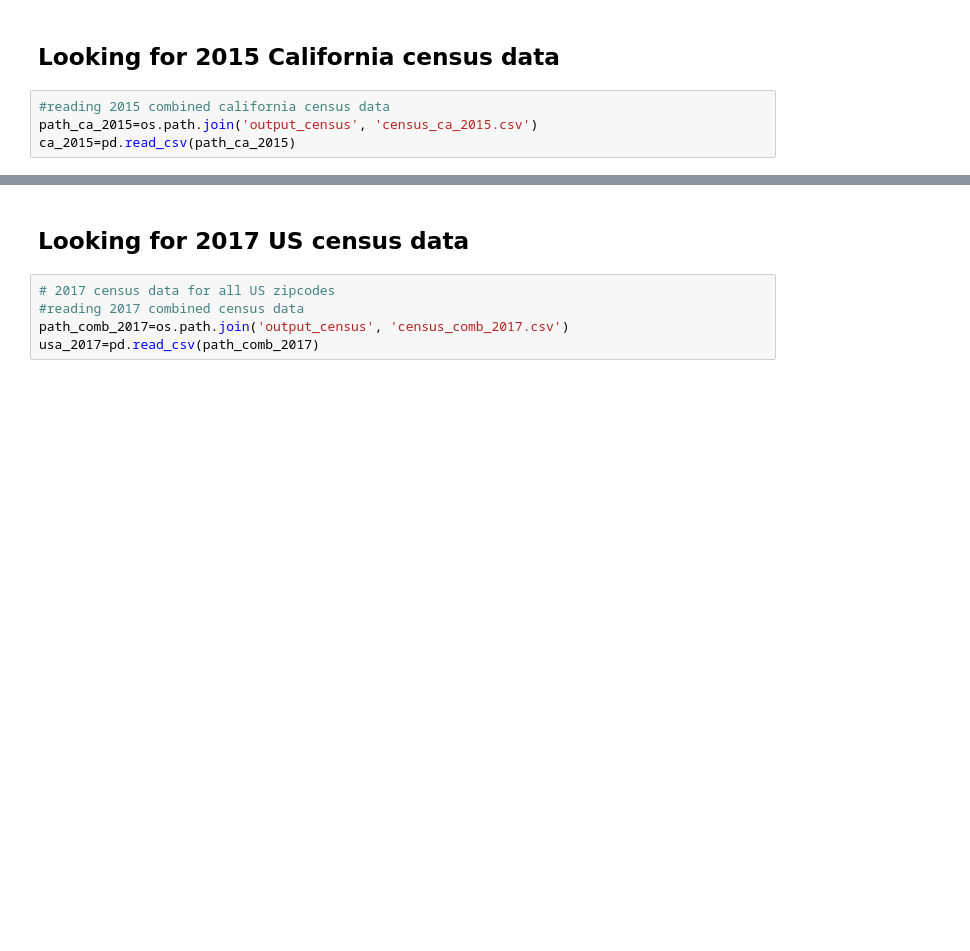
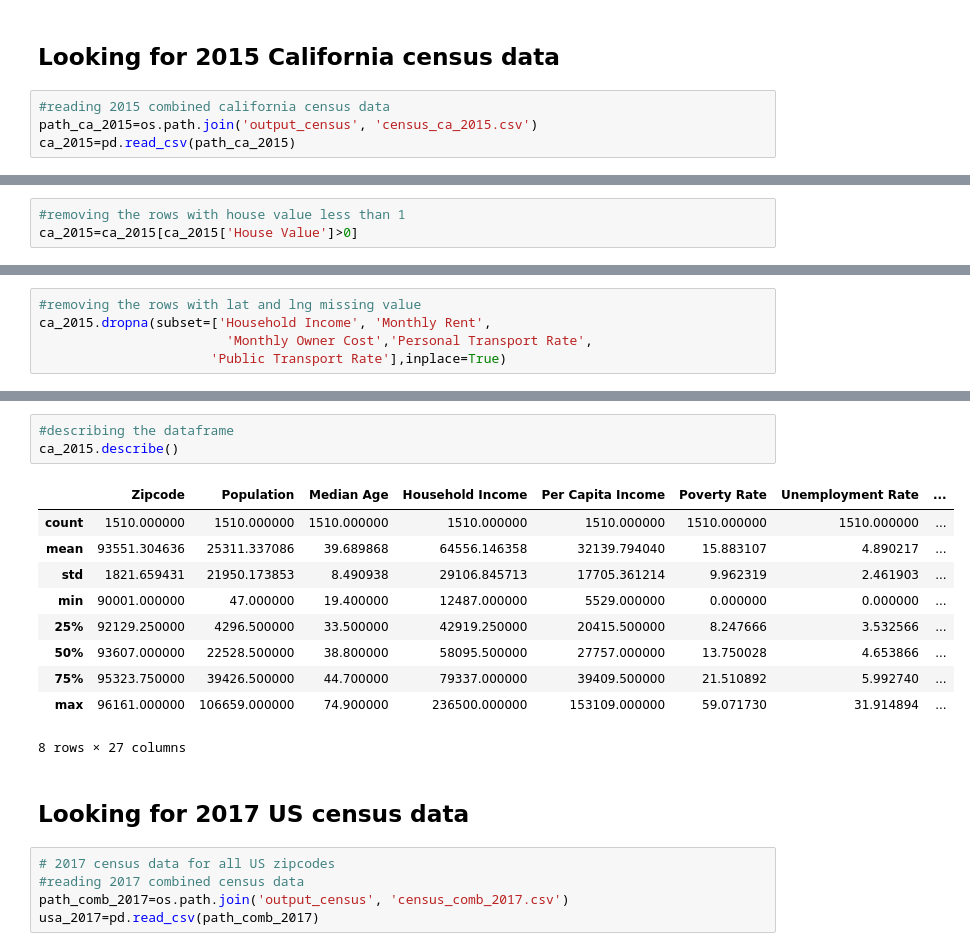
Before and after one commit to pandeysudip/housing-price, a Jupyter notebook: data_cleaning.ipynb, the cells around one changed output, grey strips where cells are left out. Cells and saved outputs as stored; diff of their text form; blank space fills up the shorter version.

```diff
--- a/data_cleaning.ipynb
+++ b/data_cleaning.ipynb
@@ -164,0 +607,3 @@ ca_2015=pd.read_csv(path_ca_2015)
+# %%
+#removing the rows with house value less than 1
+ca_2015=ca_2015[ca_2015['House Value']>0]
@@ -164,0 +631,5 @@ ca_2015=pd.read_csv(path_ca_2015)
+# %%
+#removing the rows with lat and lng missing value
+ca_2015.dropna(subset=['Household Income', 'Monthly Rent',
+                        'Monthly Owner Cost','Personal Transport Rate',
+                      'Public Transport Rate'],inplace=True)
@@ -165,3 +662,17 @@ ca_2015=pd.read_csv(path_ca_2015)
+# %%
+#describing the dataframe
+ca_2015.describe()
+# %% [output]
+|  | Zipcode | Population | Median Age | Household Income | Per Capita Income | Poverty Rate | Unemployment Rate | ... |
+| count | 1510.000000 | 1510.000000 | 1510.000000 | 1510.000000 | 1510.000000 | 1510.000000 | 1510.000000 | ... |
+| mean | 93551.304636 | 25311.337086 | 39.689868 | 64556.146358 | 32139.794040 | 15.883107 | 4.890217 | ... |
+| std | 1821.659431 | 21950.173853 | 8.490938 | 29106.845713 | 17705.361214 | 9.962319 | 2.461903 | ... |
+| min | 90001.000000 | 47.000000 | 19.400000 | 12487.000000 | 5529.000000 | 0.000000 | 0.000000 | ... |
+| 25% | 92129.250000 | 4296.500000 | 33.500000 | 42919.250000 | 20415.500000 | 8.247666 | 3.532566 | ... |
+| 50% | 93607.000000 | 22528.500000 | 38.800000 | 58095.500000 | 27757.000000 | 13.750028 | 4.653866 | ... |
+| 75% | 95323.750000 | 39426.500000 | 44.700000 | 79337.000000 | 39409.500000 | 21.510892 | 5.992740 | ... |
+| max | 96161.000000 | 106659.000000 | 74.900000 | 236500.000000 | 153109.000000 | 59.071730 | 31.914894 | ... |
+8 rows × 27 columns
 # %% [markdown]
 ## Looking for 2017 US census data
 # %%
```
Also changed, not shown: parts of 81 cells of this notebook.
